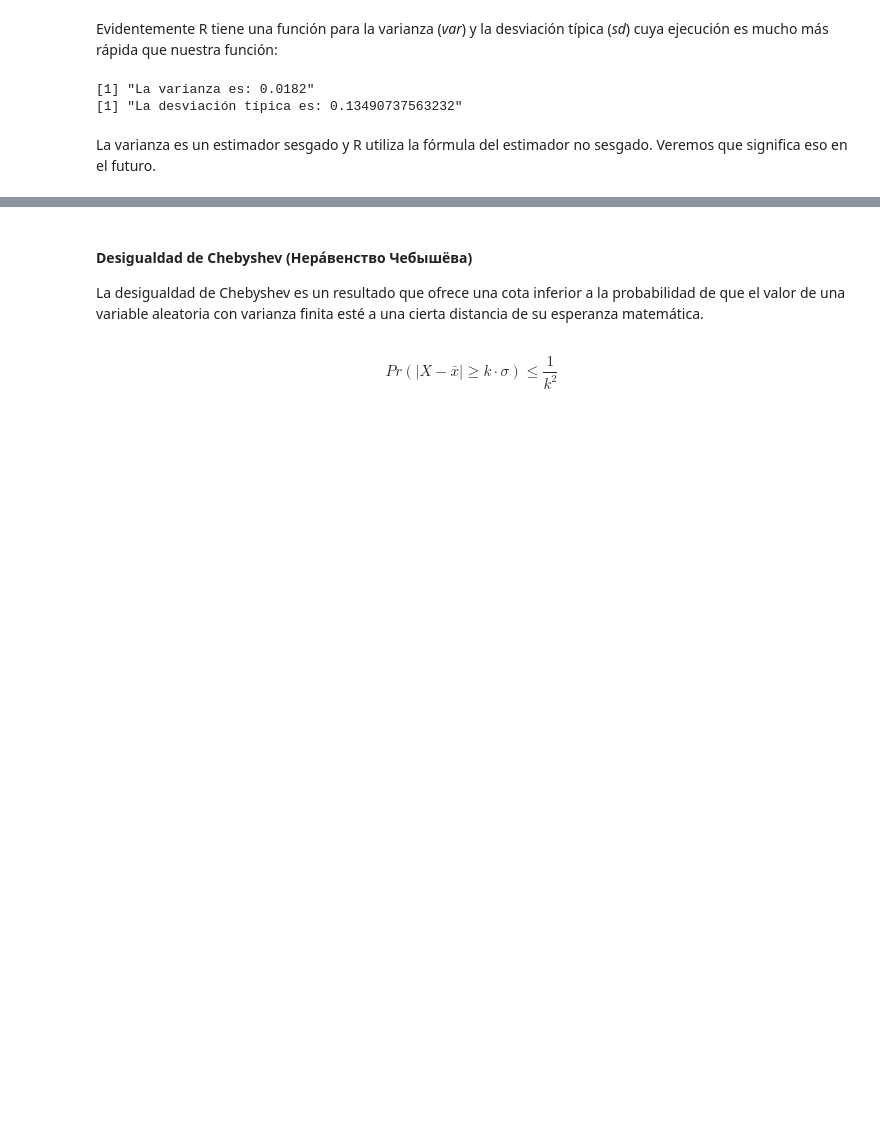
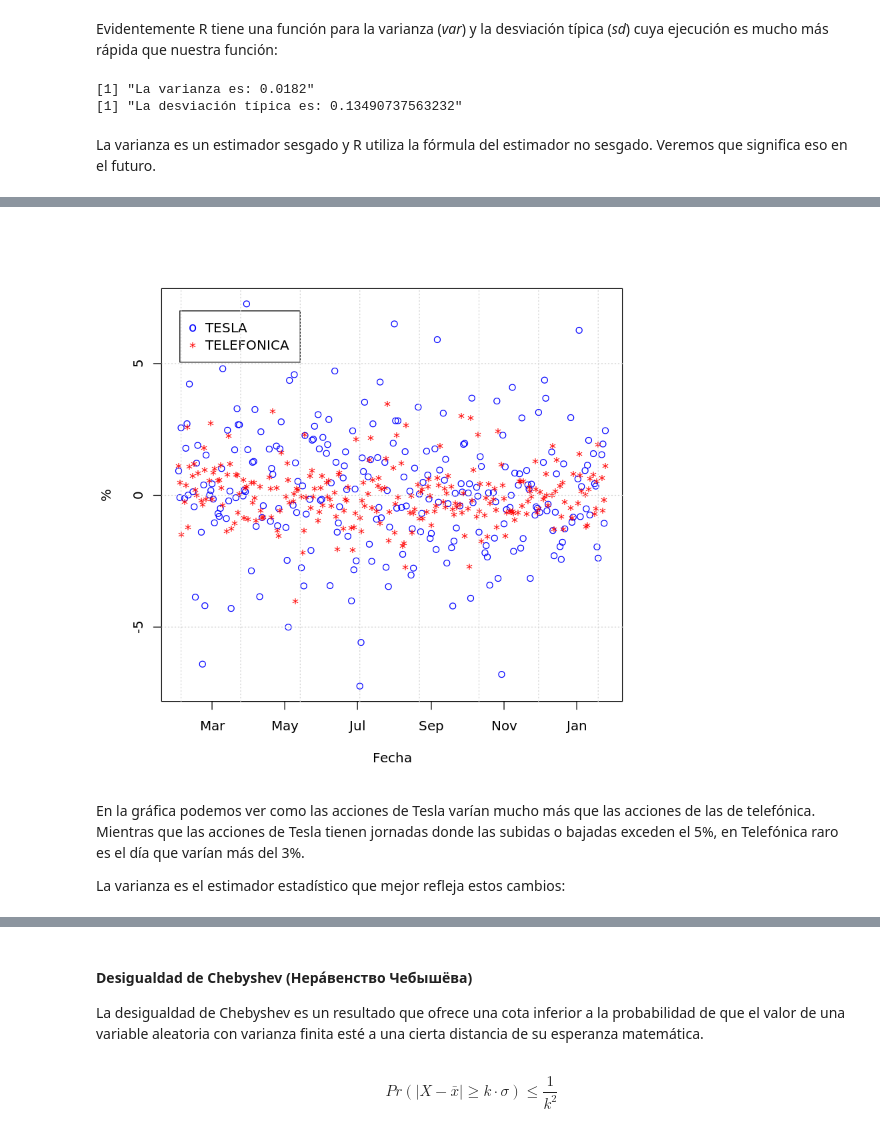
Before and after one commit to planga82/KeepCodingEstadisticaR, a Jupyter notebook: 2 - Funciones comunes.ipynb, the cells around one changed output, grey strips where cells are left out. Drawn from its saved outputs; the diff is of its cells as text; code cells hidden in the pictures; blank space fills up the shorter version.

```diff
--- a/2 - Funciones comunes.ipynb
+++ b/2 - Funciones comunes.ipynb
@@ -188,0 +196,6 @@ La varianza es un estimador sesgado y R utiliza la fórmula del estimador no ses
+# %%
+myStocks<-read.csv("funcionesR/stockRatio.csv",stringsAsFactor=F)
+str(myStocks)
+
+myStocks$date<-as.Date(myStocks$date, format="%Y-%m-%d")
+str(myStocks)
@@ -188,0 +211,11 @@ La varianza es un estimador sesgado y R utiliza la fórmula del estimador no ses
+# %%
+plot(myStocks$date,myStocks$TSLA,xlab = "Fecha",ylab="%",col="blue")
+points(myStocks$date,myStocks$TEF,col="red",pch="*")
+legend(myStocks$date[2],7,c("TESLA","TELEFONICA"),pch = c("o","*"),col=c("blue","red"))
+grid()
+# %% [output]
+[figure, added]
+# %% [markdown]
+En la gráfica podemos ver como las acciones de Tesla varían mucho más que las acciones de las de telefónica. Mientras que las acciones de Tesla tienen jornadas donde las subidas o bajadas exceden el 5%, en Telefónica raro es el día que varían más del 3%.
+
+La varianza es el estimador estadístico que mejor refleja estos cambios:
```
Also changed, not shown: parts of 12 cells of this notebook, 2 other files.
